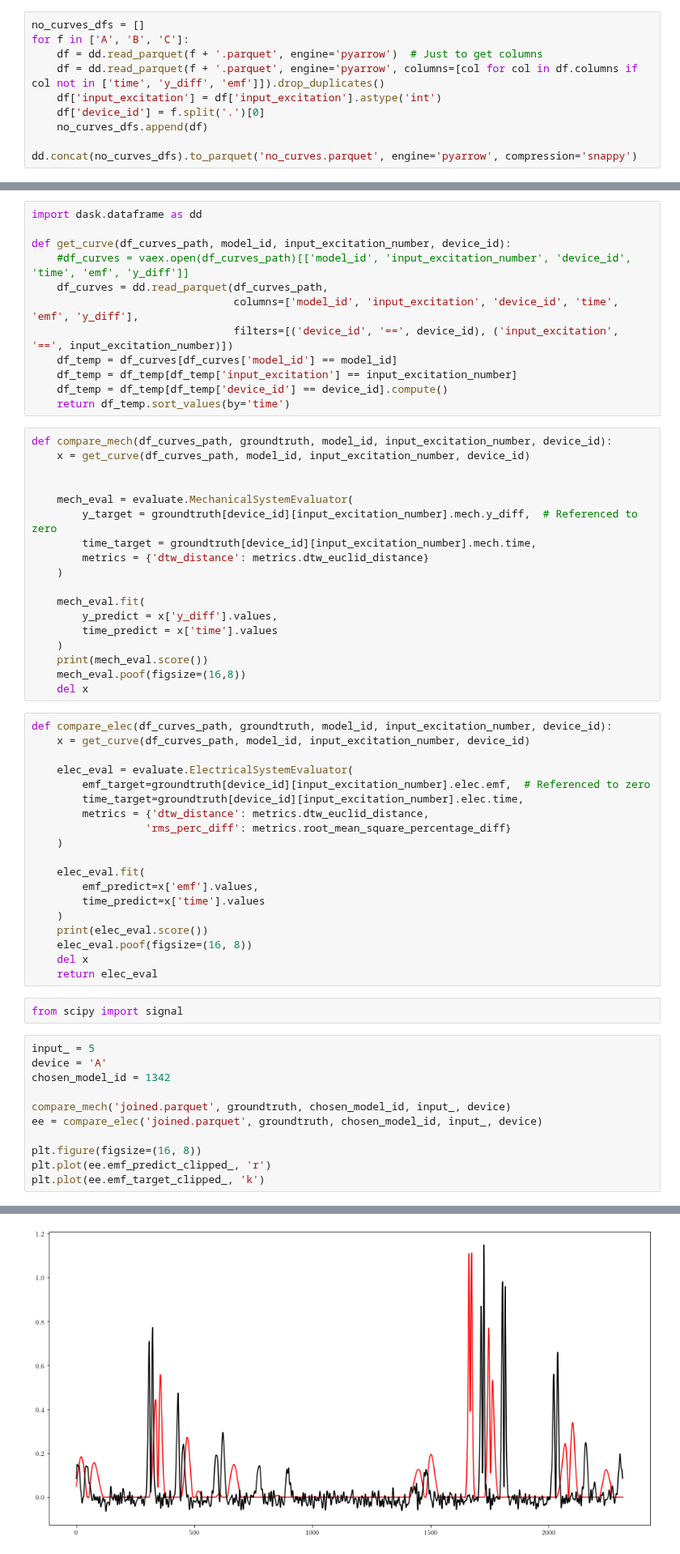
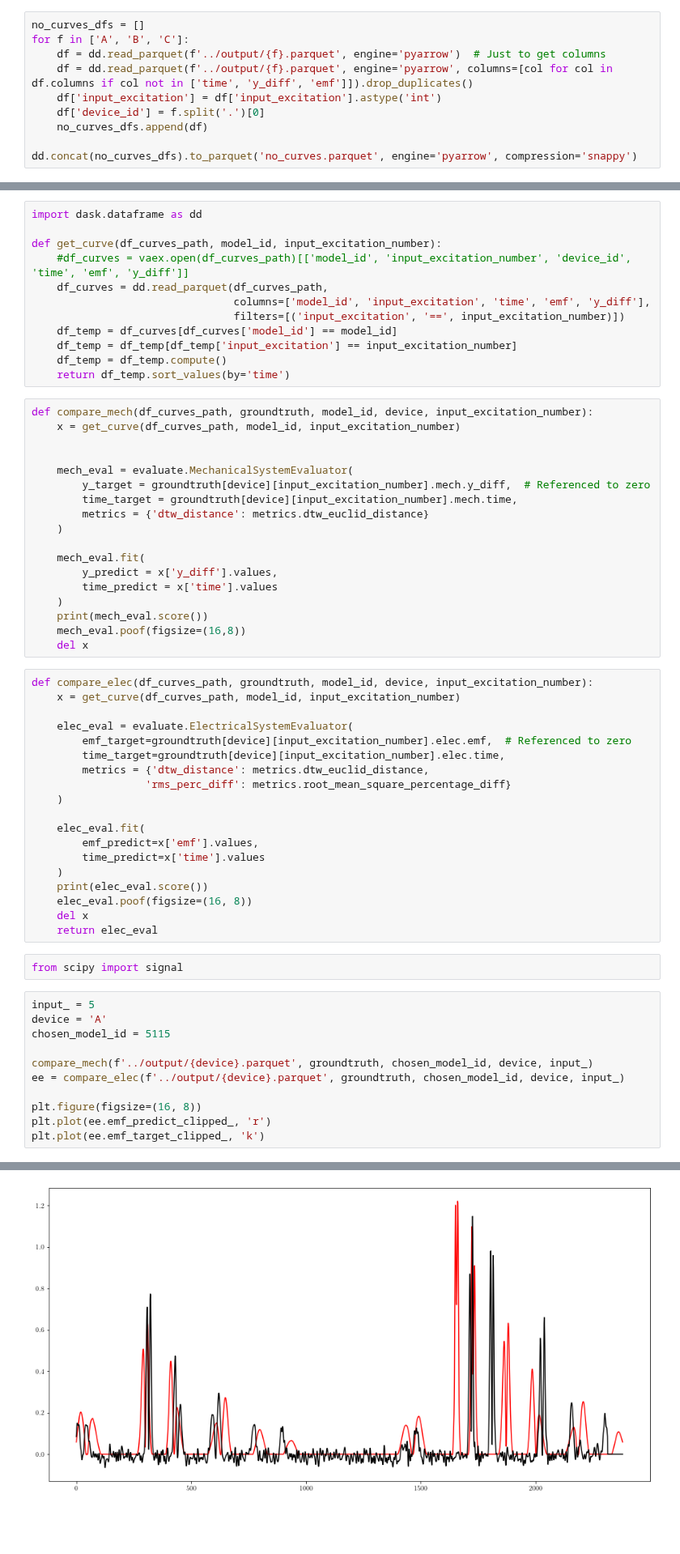
Before and after one commit to mnicstruwig/FlexibleFluxSimulator, a Jupyter notebook: experiments/2020-05-22-Analyze-Grid-Results.ipynb, the cells around one changed output, grey strips where cells are left out. Shown at 81% size. Cells and saved outputs as stored; diff of their text form; blank space fills up the shorter version.

```diff
--- a/experiments/2020-05-22-Analyze-Grid-Results.ipynb
+++ b/experiments/2020-05-22-Analyze-Grid-Results.ipynb
@@ -10,8 +10,8 @@ client
 # %%
 no_curves_dfs = []
 for f in ['A', 'B', 'C']:
-    df = dd.read_parquet(f + '.parquet', engine='pyarrow')  # Just to get columns
-    df = dd.read_parquet(f + '.parquet', engine='pyarrow', columns=[col for col in df.columns if col not in ['time', 'y_diff', 'emf']]).drop_duplicates()
+    df = dd.read_parquet(f'../output/{f}.parquet', engine='pyarrow')  # Just to get columns
+    df = dd.read_parquet(f'../output/{f}.parquet', engine='pyarrow', columns=[col for col in df.columns if col not in ['time', 'y_diff', 'emf']]).drop_duplicates()
     df['input_excitation'] = df['input_excitation'].astype('int')
     df['device_id'] = f.split('.')[0]
     no_curves_dfs.append(df)
@@ -499,23 +503,23 @@ for device in ['A', 'B', 'C']:
 # %%
 import dask.dataframe as dd
 
-def get_curve(df_curves_path, model_id, input_excitation_number, device_id):
+def get_curve(df_curves_path, model_id, input_excitation_number):
     #df_curves = vaex.open(df_curves_path)[['model_id', 'input_excitation_number', 'device_id', 'time', 'emf', 'y_diff']]
     df_curves = dd.read_parquet(df_curves_path,
-                                columns=['model_id', 'input_excitation', 'device_id', 'time', 'emf', 'y_diff'],
-                                filters=[('device_id', '==', device_id), ('input_excitation', '==', input_excitation_number)])
+                                columns=['model_id', 'input_excitation', 'time', 'emf', 'y_diff'],
+                                filters=[('input_excitation', '==', input_excitation_number)])
     df_temp = df_curves[df_curves['model_id'] == model_id]
     df_temp = df_temp[df_temp['input_excitation'] == input_excitation_number]
-    df_temp = df_temp[df_temp['device_id'] == device_id].compute()
+    df_temp = df_temp.compute()
     return df_temp.sort_values(by='time')
 # %%
-def compare_mech(df_curves_path, groundtruth, model_id, input_excitation_number, device_id):
-    x = get_curve(df_curves_path, model_id, input_excitation_number, device_id)
+def compare_mech(df_curves_path, groundtruth, model_id, device, input_excitation_number):
+    x = get_curve(df_curves_path, model_id, input_excitation_number)
 
 
     mech_eval = evaluate.MechanicalSystemEvaluator(
-        y_target = groundtruth[device_id][input_excitation_number].mech.y_diff,  # Referenced to zero
-        time_target = groundtruth[device_id][input_excitation_number].mech.time,
+        y_target = groundtruth[device][input_excitation_number].mech.y_diff,  # Referenced to zero
+        time_target = groundtruth[device][input_excitation_number].mech.time,
         metrics = {'dtw_distance': metrics.dtw_euclid_distance}
     )
 
@@ -527,12 +531,12 @@ def compare_mech(df_curves_path, groundtruth, model_id, input_excitation_number,
     mech_eval.poof(figsize=(16,8))
     del x
 # %%
-def compare_elec(df_curves_path, groundtruth, model_id, input_excitation_number, device_id):
-    x = get_curve(df_curves_path, model_id, input_excitation_number, device_id)
+def compare_elec(df_curves_path, groundtruth, model_id, device, input_excitation_number):
+    x = get_curve(df_curves_path, model_id, input_excitation_number)
 
     elec_eval = evaluate.ElectricalSystemEvaluator(
-        emf_target=groundtruth[device_id][input_excitation_number].elec.emf,  # Referenced to zero
-        time_target=groundtruth[device_id][input_excitation_number].elec.time,
+        emf_target=groundtruth[device][input_excitation_number].elec.emf,  # Referenced to zero
+        time_target=groundtruth[device][input_excitation_number].elec.time,
         metrics = {'dtw_distance': metrics.dtw_euclid_distance,
                   'rms_perc_diff': metrics.root_mean_square_percentage_diff}
     )
@@ -550,10 +554,10 @@ from scipy import signal
 # %%
 input_ = 5
 device = 'A'
-chosen_model_id = 1342
+chosen_model_id = 5115
 
-compare_mech('joined.parquet', groundtruth, chosen_model_id, input_, device)
-ee = compare_elec('joined.parquet', groundtruth, chosen_model_id, input_, device)
+compare_mech(f'../output/{device}.parquet', groundtruth, chosen_model_id, device, input_)
+ee = compare_elec(f'../output/{device}.parquet', groundtruth, chosen_model_id, device, input_)
 
 plt.figure(figsize=(16, 8))
 plt.plot(ee.emf_predict_clipped_, 'r')
@@ -566,5 +570,5 @@ plt.plot(ee.emf_target_clipped_, 'k')
 [<matplotlib.lines.Line2D at 0x...>]
-[figure, old version]
+[figure, new version]
 # %%
 emf_target_clipped_ = ee.emf_target_clipped_
 emf_predict_clipped_ = ee.emf_predict_clipped_
```
Also changed, not shown: parts of 25 cells of this notebook, 2 other files.
